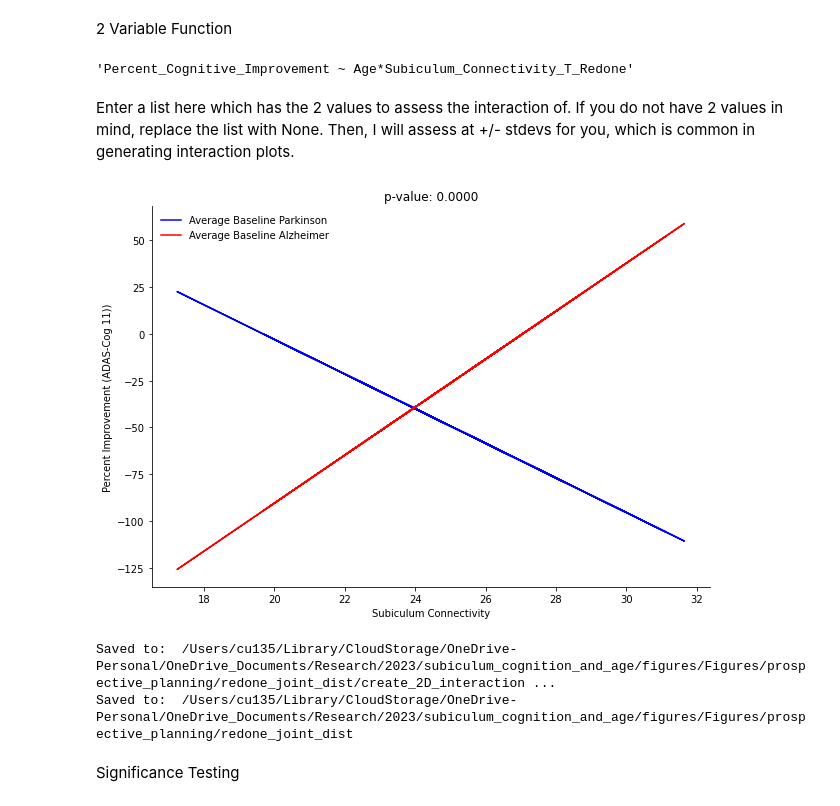
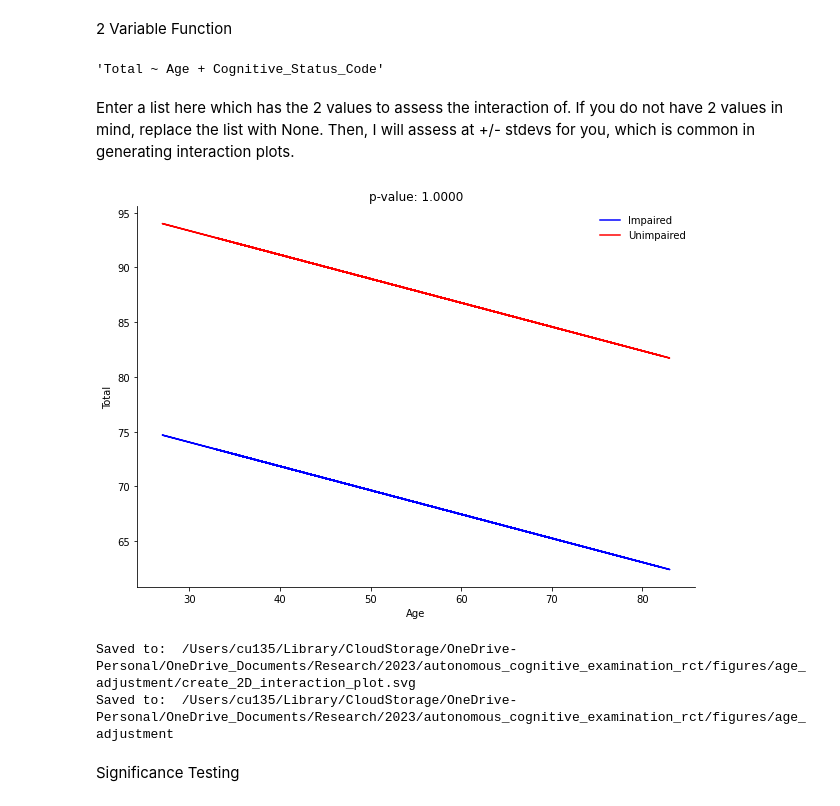
Before and after one commit to Calvinwhow/Research, a Jupyter notebook: nimlab/calvin_utils/notebooks/statistical_notebooks/regression_notebooks/regression_visualization.ipynb, the cells around one changed output. Cells and saved outputs as stored; diff of their text form; code cells hidden in the pictures.

```diff
--- a/nimlab/calvin_utils/notebooks/statistical_notebooks/regression_notebooks/regression_visualization.ipynb
+++ b/nimlab/calvin_utils/notebooks/statistical_notebooks/regression_notebooks/regression_visualization.ipynb
@@ -27,9 +28,9 @@ input_csv_path = '/Users/cu135/Dropbox (Partners HealthCare)/studies/cognition_2
 # %%
 # Specify where you want to save your results to
-out_dir = '/Users/cu135/Library/CloudStorage/OneDrive-Personal/OneDrive_Documents/Research/2023/subiculum_cognition_and_age/figures/Figures/prospective_planning/redone_joint_dist'
+out_dir = '/Users/cu135/Library/CloudStorage/OneDrive-Personal/OneDrive_Documents/Research/2023/autonomous_cognitive_examination_rct/figures/age_adjustment'
 # %%
 from calvin_utils.permutation_analysis_utils.statsmodels_palm import CalvinStatsmodelsPalm
 # Instantiate the PalmPrepararation class
-cal_palm = CalvinStatsmodelsPalm(input_csv_path=input_csv_path, output_dir=out_dir, sheet='master_list_proper_subjects')
+cal_palm = CalvinStatsmodelsPalm(input_csv_path=input_csv_path, output_dir=out_dir, sheet=sheet)
 # Call the process_nifti_paths method
 data_df = cal_palm.read_and_display_data()
@@ -99,7 +119,7 @@ Index(['subject', 'Age', 'Normalized_Percent_Cognitive_Improvement',
 # %%
 import statsmodels.formula.api as smf
 
-formula = "Percent_Cognitive_Improvement ~ Age*Subiculum_Connectivity_T_Redone"
+formula = "Total ~ Age + Cognitive_Status_Code"
 #----------------------------------------------------------------DO NOT TOUCH
 results = smf.ols(formula, data=data_df).fit()
 print(results.summary2())
@@ -690,7 +712,7 @@ def create_2D_interaction_plot(data_df: pd.DataFrame,
 # %%
 formula
 # %% [output]
-'Percent_Cognitive_Improvement ~ Age*Subiculum_Connectivity_T_Redone'
+'Total ~ Age + Cognitive_Status_Code'
 # %% [markdown]
 Enter a list here which has the 2 values to assess the interaction of.
 If you do not have 2 values in mind, replace the list with None.
@@ -700,17 +720,19 @@ values_to_test = None
+# %%
+values_to_test = [0, 1]
 # %%
 fig = create_2D_interaction_plot(data_df.copy(),
-                                 x_one={'Subiculum Connectivity': 'Subiculum_Connectivity_T_Redone'},
-                                 x_two={'Age': 'Age'},
-                                 outcome={'Percent Improvement (ADAS-Cog 11))': 'Percent_Cognitive_Improvement'},
+                                 x_one={'Age': 'Age'},
+                                 x_two={'Cognitive_Status_Code': 'Cognitive_Status_Code'},
+                                 outcome={'Total': 'Total'},
                                  results=results,
                                  x_values=values_to_test,
-                                 legend_labels=['Average Baseline Parkinson', 'Average Baseline Alzheimer'])
+                                 legend_labels=['Impaired', 'Unimpaired'])
 save_fig(fig, out_dir)
 print('Saved to: ', out_dir)
 # %% [output]
-[figure, old version]
+[figure, new version]
-Saved to:  /Users/cu135/Library/CloudStorage/OneDrive-Personal/OneDrive_Documents/Research/2023/subiculum_cognition_and_age/figures/Figures/prospective_planning/redone_joint_dist/create_2D_interaction ...
-Saved to:  /Users/cu135/Library/CloudStorage/OneDrive-Personal/OneDrive_Documents/Research/2023/subiculum_cognition_and_age/figures/Figures/prospective_planning/redone_joint_dist
+Saved to:  /Users/cu135/Library/CloudStorage/OneDrive-Personal/OneDrive_Documents/Research/2023/autonomous_cognitive_examination_rct/figures/age_adjustment/create_2D_interaction_plot.svg
+Saved to:  /Users/cu135/Library/CloudStorage/OneDrive-Personal/OneDrive_Documents/Research/2023/autonomous_cognitive_examination_rct/figures/age_adjustment
 # %% [markdown]
 Significance Testing
 # %%
```
Also changed, not shown: parts of 8 cells of this notebook, 25 other files.
